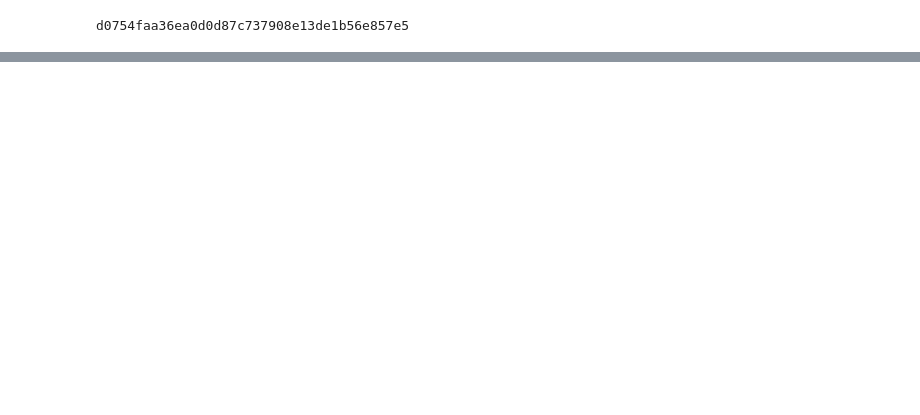
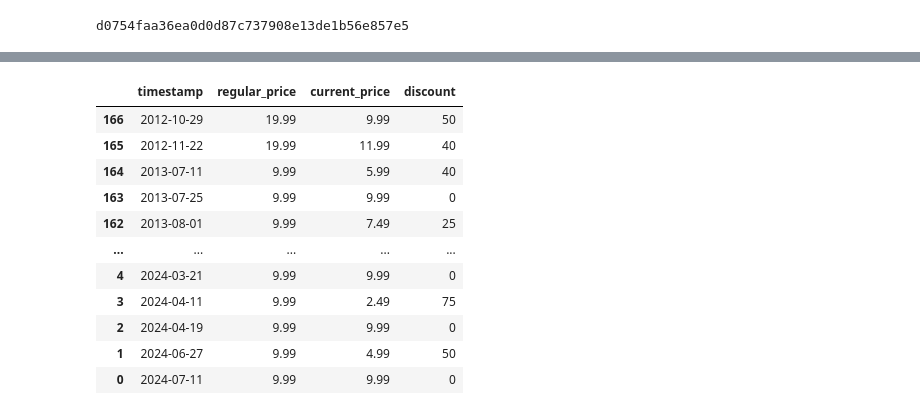
Before and after one commit to xiaotojohn/steamproject, a Jupyter notebook: data_verification.ipynb, the cells around one changed output, grey strips where cells are left out. Saved outputs shown, nothing was run; the diff lists cells and outputs as text; code cells hidden in the pictures; blank space fills up the shorter version.

```diff
--- a/data_verification.ipynb
+++ b/data_verification.ipynb
@@ -54,0 +108,99 @@ df_without_history.to_csv('anydeal_without_history.csv')
+# %%
+temp_ = df[df['id'] == '018d937f-0896-71b1-94d9-82725d1e320a']
+# %%
+first_available_price = ''
+regular_price_reduced = False
+price_reduced_date = ''
+historical_low = ''
+historical_low_date = ''
+historical_high_discount = ''
+historical_high_discount_date = ''
+first_discount = ''
+first_discount_date = ''
+last_discount = ''
+last_discount_date = ''
+average_duration_between_discounts_12months = ''
+average_duration_of_discounts_12months = ''
+avg_price = ''
+avg_discount = ''
+next_discount = ''
+price_decay_rate = ''
+
+price_items = {
+    'first_available_price': first_available_price,
+    'regular_price_reduced': regular_price_reduced, # boolean
+    'price_reduced_date': price_reduced_date, # null if regular_price_reduced is false
+    # 'first_available_date': '', # we already have it in the game info
+    'historical_low': historical_low,
+    'historical_low_date': historical_low_date,
+    'historical_high_discount': historical_high_discount,
+    'historical_high_discount_date': historical_high_discount_date,
+    'first_discount': first_discount,
+    'first_discount_date': first_discount_date,
+    'last_discount': last_discount,
+    'last_discount_date': last_discount_date,
+    'average_duration_between_discounts_12months': average_duration_between_discounts_12months,
+    'average_duration_of_discounts_12months': average_duration_of_discounts_12months,
+    'avg_price': avg_price,
+    'avg_discount': avg_discount,
+
+
+
+    # testing modules
+    # time series analysis items
+    'next_discount': next_discount,
+    # price decay is the average second derivative of a moving average of the price
+    # we take 12 months of data, and calculate the moving average of the price
+    # then we calculate the second derivative of the moving average
+    # finally we average the second derivative over the 12 months
+    'price_decay_rate': price_decay_rate
+
+}
+
+# convert the price history from string to json
+history = temp_['price_history'].iloc[0]
+history = history.replace("'", '"')
+history = json.loads(history)
+
+# create the history dataframe
+history = pd.DataFrame(history)
+
+# convert the timestamp to datetime, keeping days only
+history['timestamp'] = pd.to_datetime(history['timestamp'],utc=True)
+history['timestamp'] = history['timestamp'].dt.date
+
+# remove the shop column, as it is the same for all rows
+history.drop(columns=['shop'], inplace=True)
+
+# extract the price info
+history['regular_price'] = history['deal'].apply(lambda x: x['regular']['amount'])
+history['current_price'] = history['deal'].apply(lambda x: x['price']['amount'])
+history['discount'] = history['deal'].apply(lambda x: x['cut'])
+
+# remove the deal column
+history.drop(columns=['deal'], inplace=True)
+
+# sort the dataframe by date
+history.sort_values(by='timestamp', inplace=True, ascending=True)
+
+if history['regular_price'].unique().shape[0] > 1:
+    regular_price_reduced = True
+    price_reduced_date = ''
+else:
+    regular_price_reduced = False
+    price_reduced_date = None
+
+history
+# %% [output]
+|  | timestamp | regular_price | current_price | discount |
+| 166 | 2012-10-29 | 19.99 | 9.99 | 50 |
+| 165 | 2012-11-22 | 19.99 | 11.99 | 40 |
+| 164 | 2013-07-11 | 9.99 | 5.99 | 40 |
+| 163 | 2013-07-25 | 9.99 | 9.99 | 0 |
+| 162 | 2013-08-01 | 9.99 | 7.49 | 25 |
+| ... | ... | ... | ... | ... |
+| 4 | 2024-03-21 | 9.99 | 9.99 | 0 |
+| 3 | 2024-04-11 | 9.99 | 2.49 | 75 |
+| 2 | 2024-04-19 | 9.99 | 9.99 | 0 |
+| 1 | 2024-06-27 | 9.99 | 4.99 | 50 |
+| 0 | 2024-07-11 | 9.99 | 9.99 | 0 |
```
Also changed, not shown: parts of 16 cells of this notebook, 4 other files.
